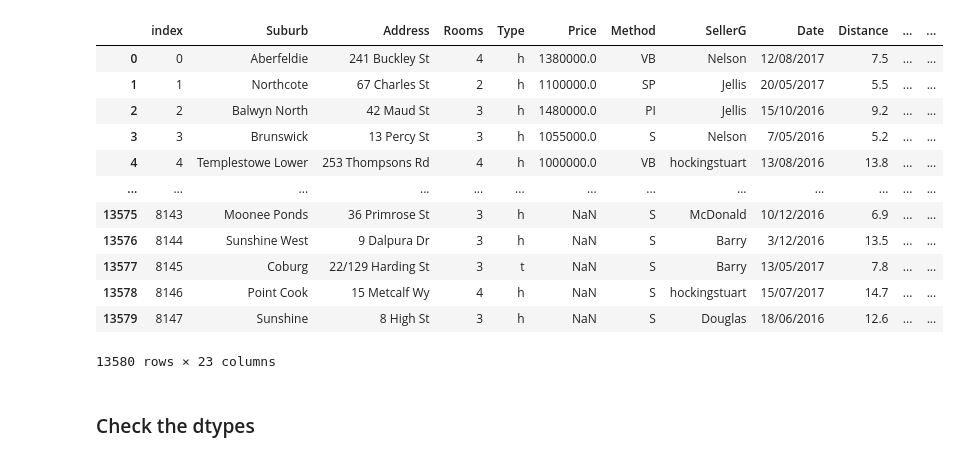
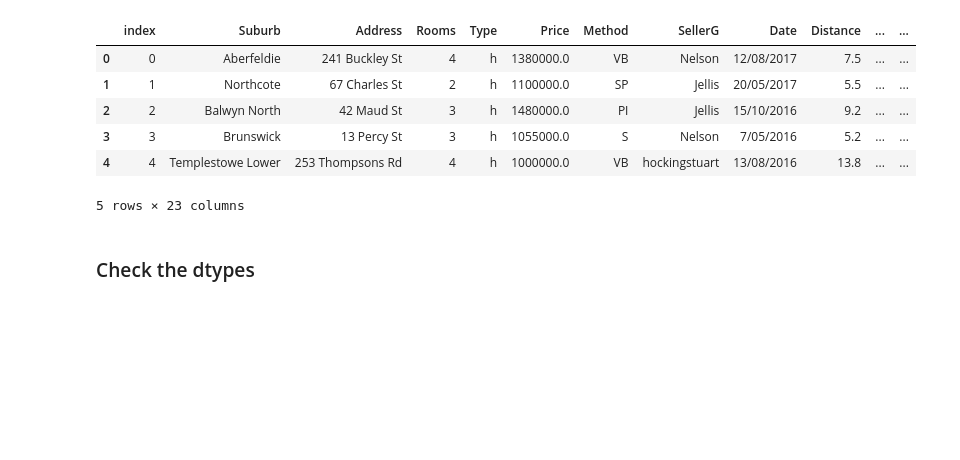
Before and after one commit to santhosh1299/house_price_prediction, a Jupyter notebook: prediction.ipynb, the cells around one changed output. Drawn from its saved outputs; the diff is of its cells as text; code cells hidden in the pictures; blank space fills up the shorter version.

```diff
--- a/prediction.ipynb
+++ b/prediction.ipynb
@@ -10,20 +10,14 @@ df2["test_train"] = "test"
 
 df = pd.concat([df1, df2], ignore_index=True)
 # %%
-df
+df.head()
 # %% [output]
 |  | index | Suburb | Address | Rooms | Type | Price | Method | SellerG | Date | Distance | ... | ... |
 | 0 | 0 | Aberfeldie | 241 Buckley St | 4 | h | 1380000.0 | VB | Nelson | 12/08/2017 | 7.5 | ... | ... |
 | 1 | 1 | Northcote | 67 Charles St | 2 | h | 1100000.0 | SP | Jellis | 20/05/2017 | 5.5 | ... | ... |
 | 2 | 2 | Balwyn North | 42 Maud St | 3 | h | 1480000.0 | PI | Jellis | 15/10/2016 | 9.2 | ... | ... |
 | 3 | 3 | Brunswick | 13 Percy St | 3 | h | 1055000.0 | S | Nelson | 7/05/2016 | 5.2 | ... | ... |
 | 4 | 4 | Templestowe Lower | 253 Thompsons Rd | 4 | h | 1000000.0 | VB | hockingstuart | 13/08/2016 | 13.8 | ... | ... |
-| ... | ... | ... | ... | ... | ... | ... | ... | ... | ... | ... | ... | ... |
-| 13575 | 8143 | Moonee Ponds | 36 Primrose St | 3 | h | NaN | S | McDonald | 10/12/2016 | 6.9 | ... | ... |
-| 13576 | 8144 | Sunshine West | 9 Dalpura Dr | 3 | h | NaN | S | Barry | 3/12/2016 | 13.5 | ... | ... |
-| 13577 | 8145 | Coburg | 22/129 Harding St | 3 | t | NaN | S | Barry | 13/05/2017 | 7.8 | ... | ... |
-| 13578 | 8146 | Point Cook | 15 Metcalf Wy | 4 | h | NaN | S | hockingstuart | 15/07/2017 | 14.7 | ... | ... |
-| 13579 | 8147 | Sunshine | 8 High St | 3 | h | NaN | S | Douglas | 18/06/2016 | 12.6 | ... | ... |
-13580 rows × 23 columns
+5 rows × 23 columns
 # %% [markdown]
 ### Check the dtypes
```
Also changed, not shown: parts of 12 cells of this notebook.
